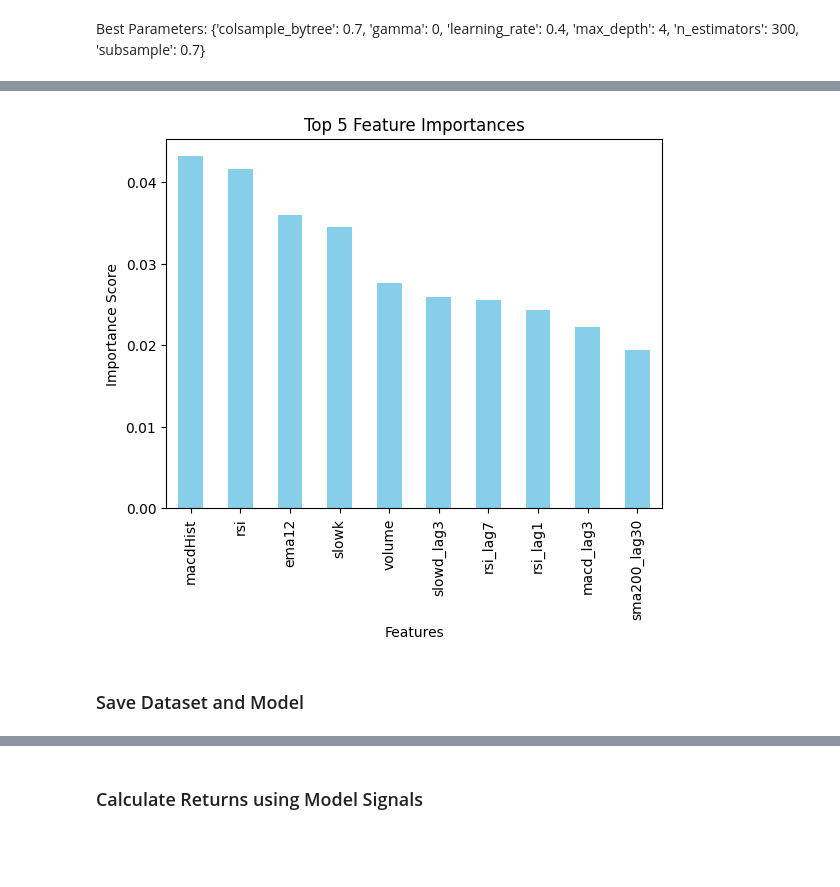
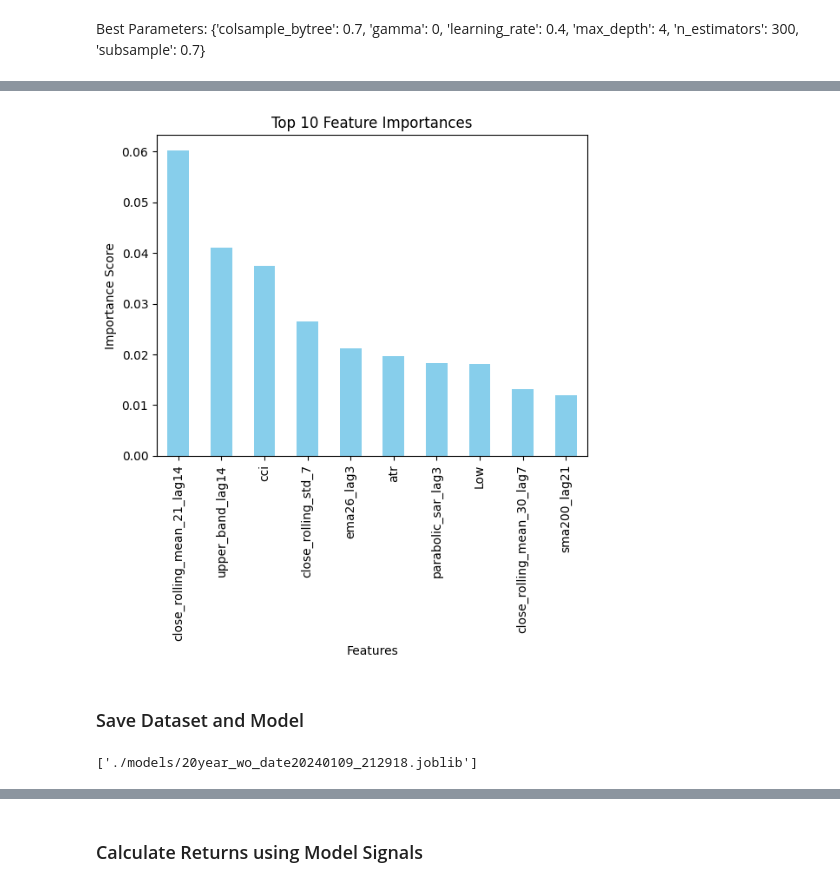
Before and after one commit to pravinboopathy/stocks-analysis, a Jupyter notebook: xgb_lag.ipynb, the cells around one changed output, grey strips where cells are left out. Cells and saved outputs as stored; diff of their text form; code cells hidden in the pictures; blank space fills up the shorter version.

```diff
--- a/xgb_lag.ipynb
+++ b/xgb_lag.ipynb
@@ -19,6 +19,11 @@ df = yf.download(ticker_symbol, start=start_date, end=end_date, interval='1d')
 # %% [output]
 [*********************100%%**********************]  1 of 1 completed
 # %%
+import pandas as pd
+import talib as ta
+
+# Example: Replace with your actual DataFrame
+# df = pd.read_csv('your_data.csv')
 
 # Calculate technical indicators
 # MACD
@@ -29,12 +34,12 @@ df['rsi'] = ta.RSI(df['Close'], timeperiod=14)
 df['upper_band'], df['middle_band'], df['lower_band'] = ta.BBANDS(df['Close'], timeperiod=20, nbdevup=2, nbdevdn=2, matype=0)
 # Simple Moving Averages
 df['sma200'] = ta.SMA(df['Close'], timeperiod=200)
-df['sma100'] = ta.SMA(df['Close'], timeperiod=50)
+df['sma100'] = ta.SMA(df['Close'], timeperiod=100)
 df['sma50'] = ta.SMA(df['Close'], timeperiod=50)
 # Exponential Moving Averages
 df['ema12'] = ta.EMA(df['Close'], timeperiod=12)
 df['ema26'] = ta.EMA(df['Close'], timeperiod=26)
-df['ema50'] = ta.EMA(df['Close'], timeperiod=26)
+df['ema50'] = ta.EMA(df['Close'], timeperiod=50)
 # Stochastic Oscillator
 df['slowk'], df['slowd'] = ta.STOCH(df['High'], df['Low'], df['Close'], fastk_period=14, slowk_period=3, slowk_matype=0, slowd_period=3, slowd_matype=0)
 # Volume
@@ -43,7 +48,9 @@ df['volume'] = df['Volume']
 df['atr'] = ta.ATR(df['High'], df['Low'], df['Close'], timeperiod=14)
 # Average Directional Movement Index
 df['adx'] = ta.ADX(df['High'], df['Low'], df['Close'], timeperiod=14)
-#additonal technical indicators
+# Parabolic SAR
 df['parabolic_sar'] = ta.SAR(df['High'], df['Low'], acceleration=0.02, maximum=0.2)
+# Williams %R
 df['williams_r'] = ta.WILLR(df['High'], df['Low'], df['Close'], timeperiod=14)
+# Commodity Channel Index
 df['cci'] = ta.CCI(df['High'], df['Low'], df['Close'], timeperiod=14)
@@ -94,6 +122,8 @@ df.drop(columns=['pct_change'], inplace=True)
 # Clean the DataFrame by dropping NaN values and the 'Date' index if it exists
 df.reset_index(drop=True, inplace=True)
 df.dropna(inplace=True)
+# %%
+df = df.copy()
 # %%
 
 # The final DataFrame is ready for use
@@ -164,7 +199,10 @@ sample_weights = np.array([class_weights[i] for i in y_train])
 model = xgb.XGBClassifier(objective='multi:softprob', eval_metric='mlogloss', num_class=3, use_label_encoder=False)
 
 # Fit the model on the training data with sample weights
-model.fit(X_train_scaled, y_train, sample_weight=sample_weights)
+# model.fit(X_train_scaled, y_train, sample_weight=sample_weights)
+
+#Train without custom weights
+model.fit(X_train_scaled, y_train)
 
 # Predict on the validation set
 val_predictions = model.predict(X_val_scaled)
@@ -254,12 +292,12 @@ xgb_model = xgb.XGBClassifier(objective='multi:softprob', num_class=3, use_label
 
 # Define the parameter grid
 param_grid = {
-    'learning_rate': [.3, .4, .5],
-    'n_estimators': [300],
-    'max_depth': [3, 4, 5],
+    'learning_rate': [.4],
+    'n_estimators': [300, 400],
+    'max_depth': [2, 4, 6],
     'subsample': [.5, .6, .7],
-    'colsample_bytree': [0.3, 0.5, 0.7],
-    'gamma': [0, 0.5, 1]
+    'colsample_bytree': [0.5, 0.7, .9],
+    'gamma': [0, 0.5]
 }
 
 ## More thorough hyperparameter search
@@ -349,31 +387,31 @@ Test F1 Score: 0.7773513705254897
 # %%
 import xgboost as xgb
 import matplotlib.pyplot as plt
 import pandas as pd
 
 # Assuming 'model' is your trained XGBoost model
 # and 'features' contains the feature column names
 
 # Get feature importances
 feature_importances = best_model.feature_importances_
 
 # Create a Series for the feature importances
 importances = pd.Series(feature_importances, index=features.columns)
 
 # Sort the features by their importance
 sorted_importances = importances.sort_values(ascending=False)
 
 # Select the top 5 features
 top_5_importances = sorted_importances[:10]
 
 # Plot
 top_5_importances.plot(kind='bar', color='skyblue')
-plt.title('Top 5 Feature Importances')
+plt.title('Top 10 Feature Importances')
 plt.ylabel('Importance Score')
 plt.xlabel('Features')
 plt.show()
 # %% [output]
-[figure, old version]
+[figure, new version]
 # %% [markdown]
 ### Save Dataset and Model
 # %%
@@ -387,14 +425,16 @@ from datetime import datetime
 
 # Generate a unique filename using the current date and time
 current_time = datetime.now().strftime("%Y%m%d_%H%M%S")
-model_filename = f'custom_balanced_model_{current_time}.joblib'
+model_filename = f'20year_wo_date{current_time}.joblib'
 
 # Save the model using joblib
-dump(best_model, model_filename)
+dump(best_model, f'./models/{model_filename}')
 
-# Save the features and targets datasets using pandas
-features.to_csv('features.csv', index=False)
-targets.to_csv('targets.csv', index=False)
+# # Save the features and targets datasets using pandas
+# features.to_csv('features.csv', index=False)
+# targets.to_csv('targets.csv', index=False)
+# %% [output]
+['./models/20year_wo_date20240109_212918.joblib']
 # %%
 
 # Load the model
```
Also changed, not shown: parts of 21 cells of this notebook, 9 other files.
